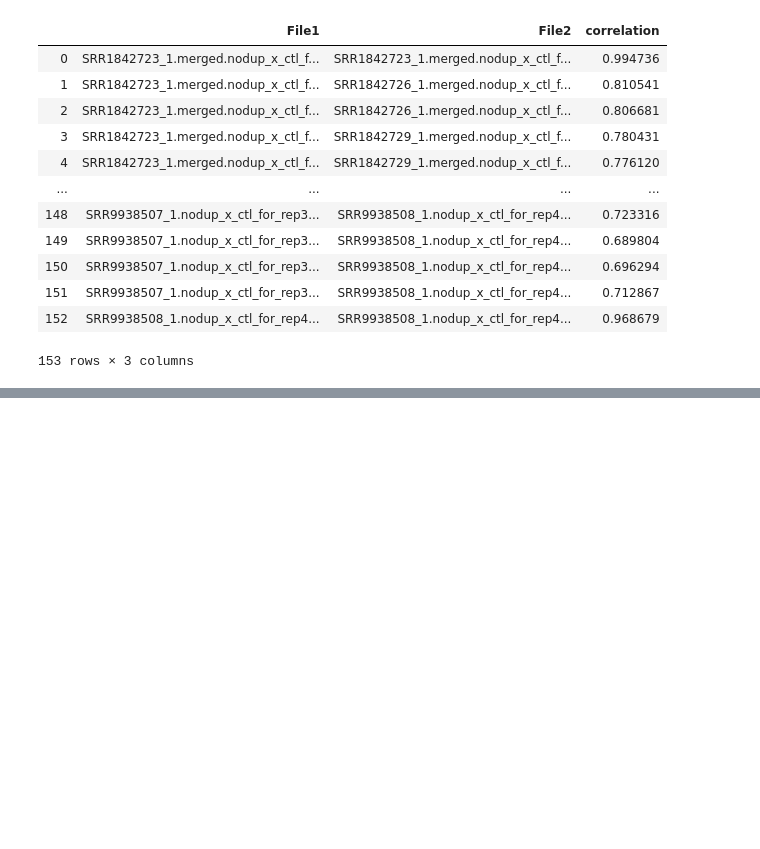
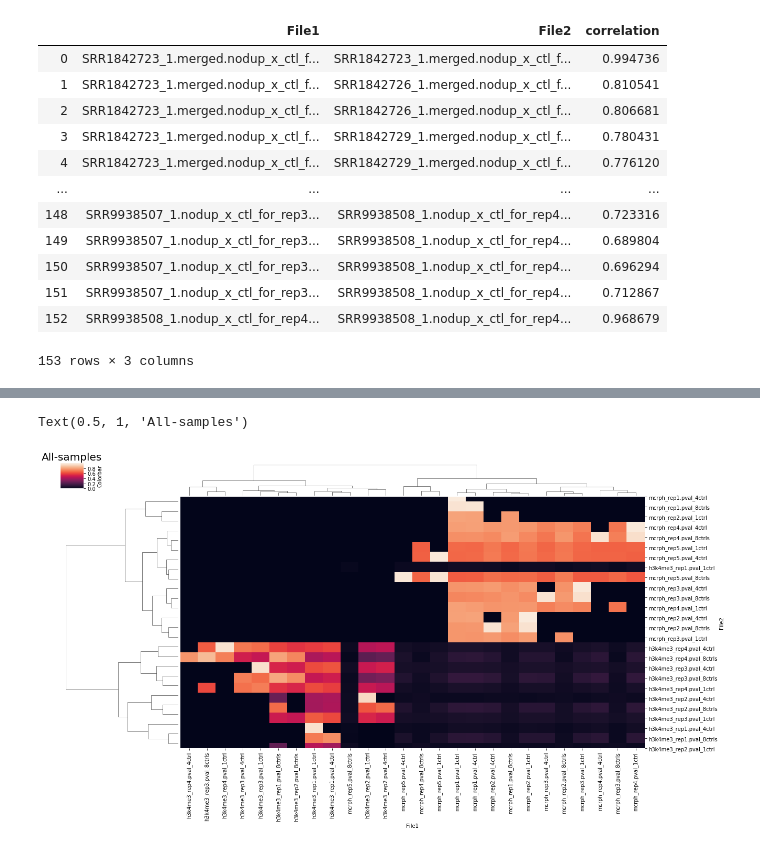
Before and after one commit to GFrosi/GEO_NCBI, a Jupyter notebook: BigWig_Correlation.ipynb, the cells around one changed output, grey strips where cells are left out. Saved outputs shown, nothing was run; the diff lists cells and outputs as text; code cells hidden in the pictures; blank space fills up the shorter version.

Commit message:
add bigwig_correlation and updating scripts

```diff
--- a/BigWig_Correlation.ipynb
+++ b/BigWig_Correlation.ipynb
@@ -227,0 +733,4 @@ plt.show() # ta-da!
+# %%
+#replacing string
+
+all_gsm1 = replace_substring_bigwig(all_gsm, [(r'^SRR\d+\w+\.\w+\.\w{15}', 'mcrph'), (r'^SRR\d+\w+\.\w{15}', 'h3k4me3'), (r'.signal', ''), (r'.bigwig', '')], columns=['File1', 'File2'])
@@ -227,0 +755,4 @@ plt.show() # ta-da!
+# %%
+
+
+all_gsm2 = replace_substring_bigwig(all_gsm1, [(r'h3k4me3_rep6.pval_8ctrls', 'h3k4me3_rep1.pval_8ctrls'), (r'h3k4me3_rep7.pval_8ctrls', 'h3k4me3_rep2.pval_8ctrls'), (r'h3k4me3_rep8.pval_8ctrls', 'h3k4me3_rep3.pval_8ctrls'), (r'h3k4me3_rep9.pval_8ctrls', 'h3k4me3_rep4.pval_8ctrls')], columns=['File1', 'File2'])
@@ -227,0 +775,9 @@ plt.show() # ta-da!
+# %%
+#pivoted and transposed
+
+result_all_gsm = all_gsm2.pivot_table(index='File1', columns='File2', values='correlation')
+
+#transposed table
+
+
+result_all_gsm_trans = result_all_gsm.T
@@ -227,0 +828,17 @@ plt.show() # ta-da!
+# %%
+#fillna
+
+result_all_gsm_trans2 = result_all_gsm_trans.fillna(0)
+# %%
+#clustermap
+
+sns.clustermap(result_all_gsm_trans2,
+               metric="correlation",
+#                cbar_pos=(0.02, 0.8, 0.05, 0.18),
+               cbar_kws={'label': 'Colorbar'},
+               figsize=(20, 10))
+
+plt.title("All-samples", fontsize =20)
+# %% [output]
+Text(0.5, 1, 'All-samples')
+[figure, added]
```
Also changed, not shown: parts of 77 cells of this notebook, 24 other files.
